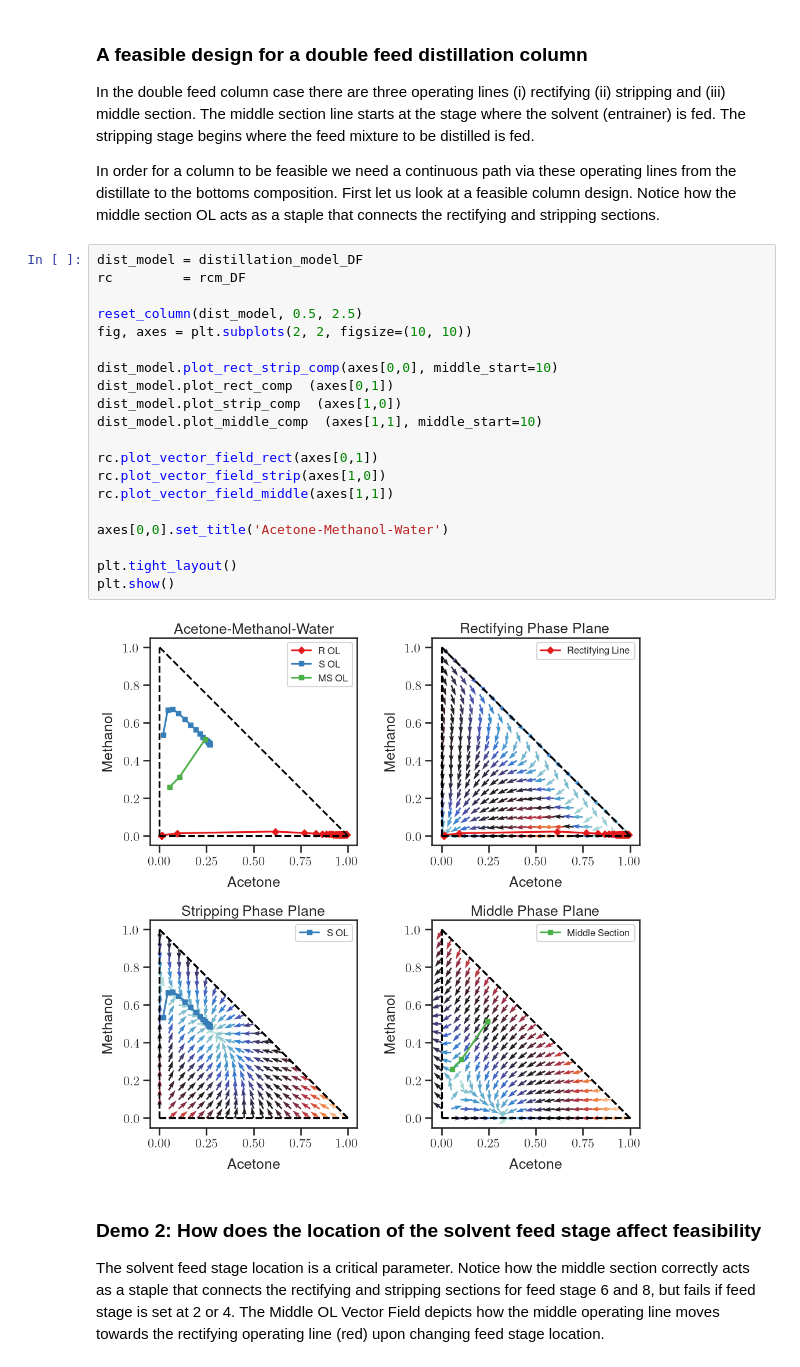
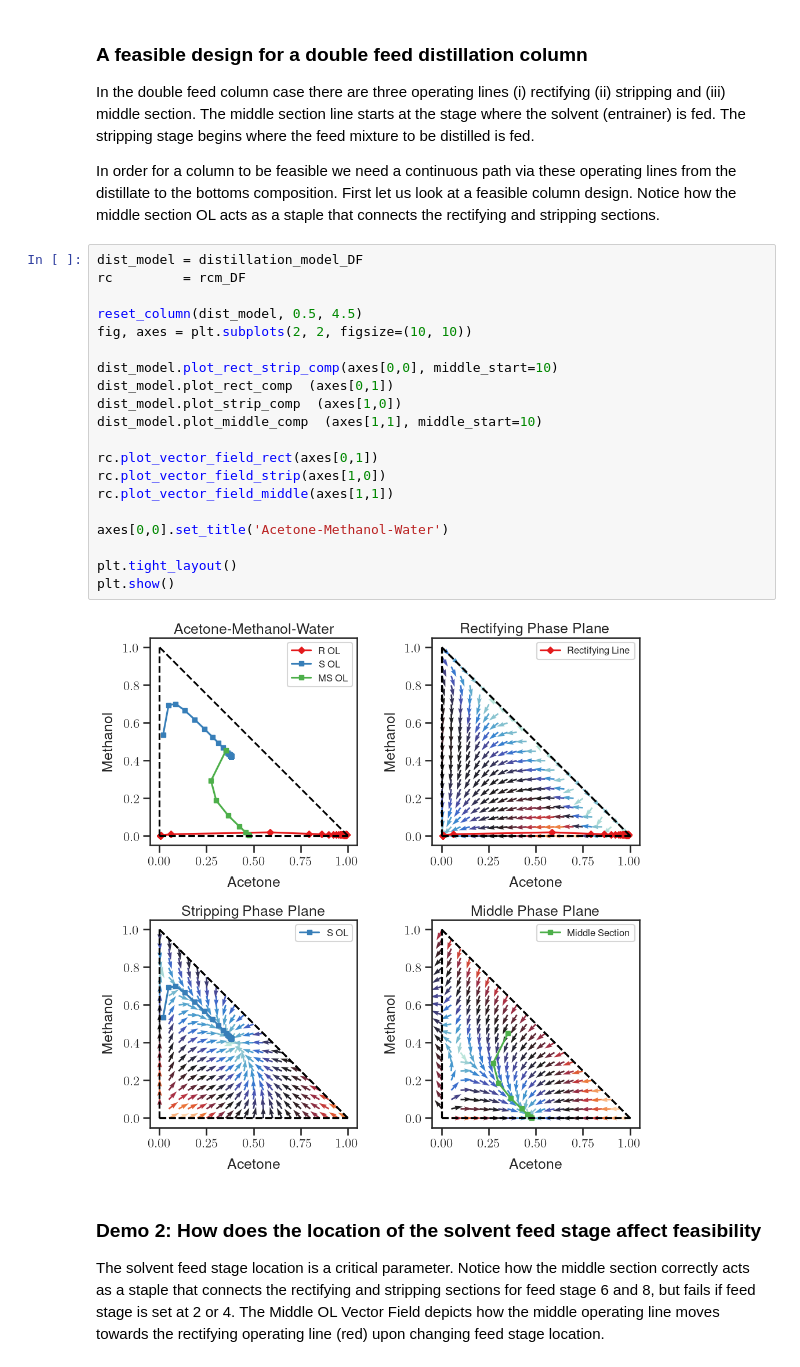
Before and after one commit to dayakaran/Ext_Distill_Sim, a Jupyter notebook: Example6.ipynb, the cells around one changed output. Drawn from its saved outputs; the diff is of its cells as text.

```diff
--- a/Example6.ipynb
+++ b/Example6.ipynb
@@ -160,25 +160,25 @@ In order for a column to be feasible we need a continuous path via these operati
 # %%
 dist_model = distillation_model_DF
 rc         = rcm_DF
 
-reset_column(dist_model, 0.5, 2.5)
+reset_column(dist_model, 0.5, 4.5)
 fig, axes = plt.subplots(2, 2, figsize=(10, 10))
 
 dist_model.plot_rect_strip_comp(axes[0,0], middle_start=10)
 dist_model.plot_rect_comp  (axes[0,1])
 dist_model.plot_strip_comp  (axes[1,0])
 dist_model.plot_middle_comp  (axes[1,1], middle_start=10)
 
 rc.plot_vector_field_rect(axes[0,1])
 rc.plot_vector_field_strip(axes[1,0])
 rc.plot_vector_field_middle(axes[1,1])
 
 axes[0,0].set_title('Acetone-Methanol-Water')
 
 plt.tight_layout()
 plt.show()
 # %% [output]
-[figure, old version]
+[figure, new version]
 # %% [markdown]
 ### Demo 2: How does the location of the solvent feed stage affect feasibility
 
```
Also changed, not shown: parts of 4 cells of this notebook, 4 other files.
